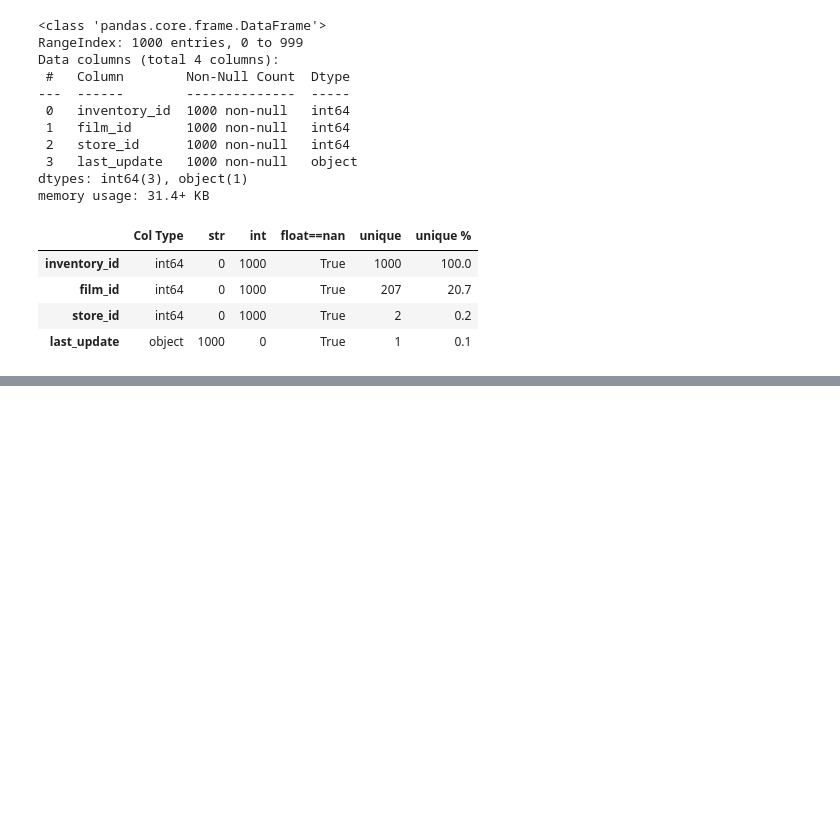
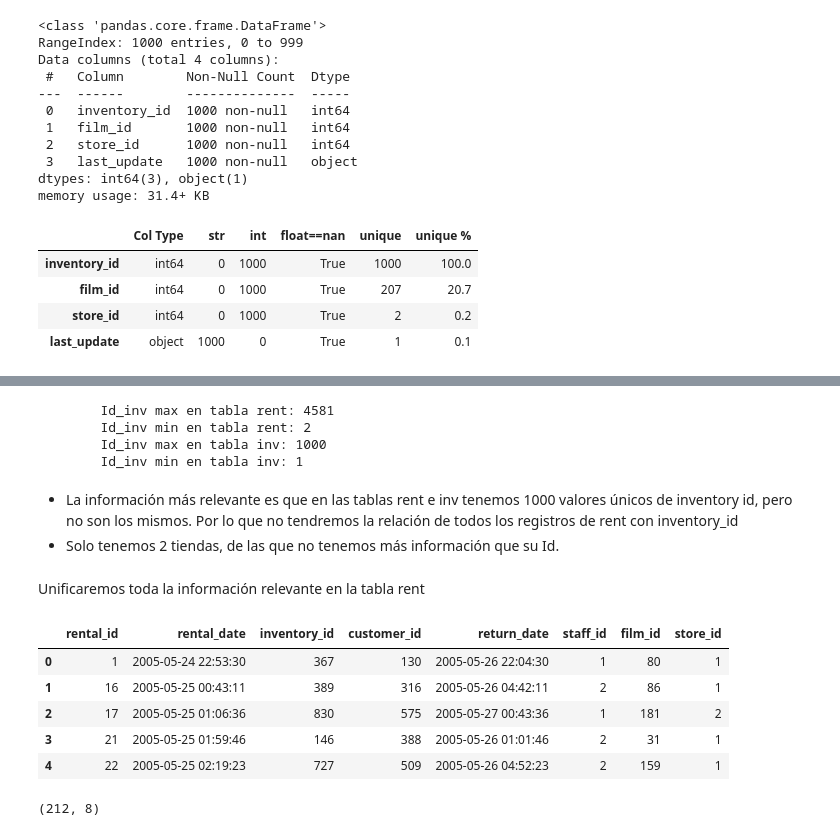
Before and after one commit to gusavato/2_IRONHACK_MySQL, a Jupyter notebook: jupyter/Clean.ipynb, the cells around one changed output, grey strips where cells are left out. Saved outputs shown, nothing was run; the diff lists cells and outputs as text; code cells hidden in the pictures; blank space fills up the shorter version.

Commit message:
Creando tabla copies

```diff
--- a/jupyter/Clean.ipynb
+++ b/jupyter/Clean.ipynb
@@ -509,0 +587,2 @@ film.to_sql(name='films',
+# %%
+rent = rent.drop(columns='last_update')
@@ -609,0 +634,35 @@ rent.rental_date.min()
+# %%
+print(f'\tId_inv max en tabla rent: {rent.inventory_id.max()}\n',
+      f'\tId_inv min en tabla rent: {rent.inventory_id.min()}\n',
+      f'\tId_inv max en tabla inv: {inv.inventory_id.max()}\n',
+      f'\tId_inv min en tabla inv: {inv.inventory_id.min()}')
+# %% [output]
+        Id_inv max en tabla rent: 4581
+        Id_inv min en tabla rent: 2
+        Id_inv max en tabla inv: 1000
+        Id_inv min en tabla inv: 1
+# %% [markdown]
+- La información más relevante es que en las tablas rent e inv tenemos 1000 valores únicos de inventory id, pero no son los mismos. Por lo que no tendremos la relación de todos los registros de rent con inventory_id
+- Solo tenemos 2 tiendas, de las que no tenemos más información que su Id.
+# %% [markdown]
+Unificaremos toda la información relevante en la tabla rent
+# %%
+# No quedamos únicamente con los registros de rent, que se puedan asociar con inv
+
+rent =pd.merge(left=rent,
+               right=inv.drop(columns='last_update'),
+               how='inner',
+               left_on='inventory_id',
+               right_on='inventory_id')
+rent.head()
+# %% [output]
+|  | rental_id | rental_date | inventory_id | customer_id | return_date | staff_id | film_id | store_id |
+| 0 | 1 | 2005-05-24 22:53:30 | 367 | 130 | 2005-05-26 22:04:30 | 1 | 80 | 1 |
+| 1 | 16 | 2005-05-25 00:43:11 | 389 | 316 | 2005-05-26 04:42:11 | 2 | 86 | 1 |
+| 2 | 17 | 2005-05-25 01:06:36 | 830 | 575 | 2005-05-27 00:43:36 | 1 | 181 | 2 |
+| 3 | 21 | 2005-05-25 01:59:46 | 146 | 388 | 2005-05-26 01:01:46 | 2 | 31 | 1 |
+| 4 | 22 | 2005-05-25 02:19:23 | 727 | 509 | 2005-05-26 04:52:23 | 2 | 159 | 1 |
+# %%
+rent.shape
+# %% [output]
+(212, 8)
```
Also changed, not shown: parts of 54 cells of this notebook, 9 other files.
